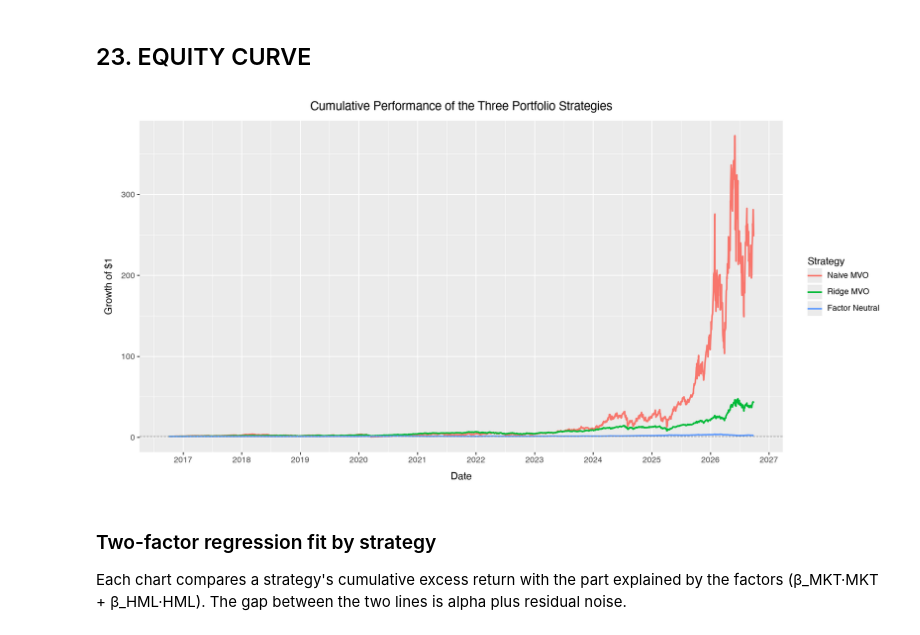
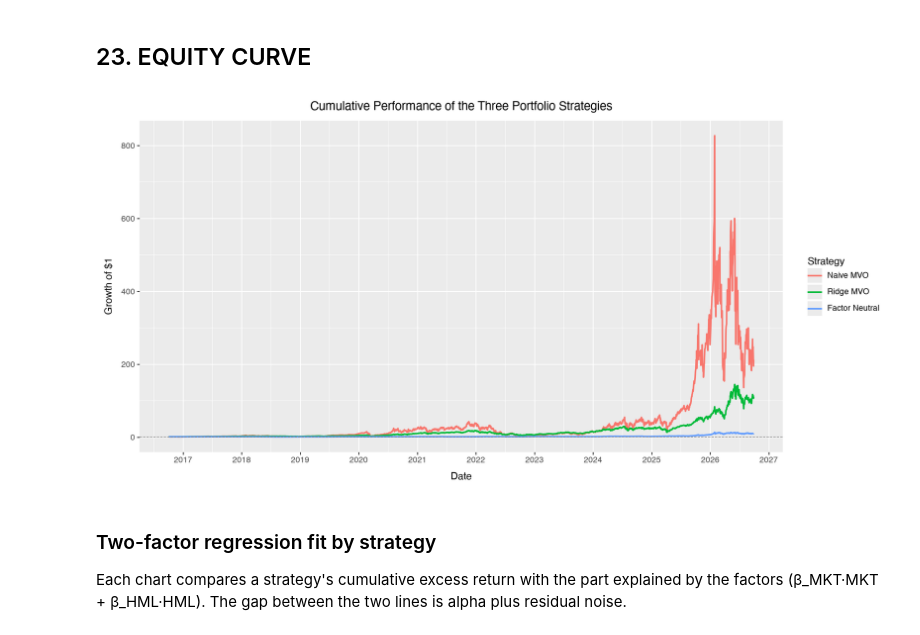
Before and after one commit to cyee02/MQF, a Jupyter notebook: QF600/Assignment 2 - Beta Neutral/Asset Pricing Week 5 assignment -2.ipynb, the cells around one changed output. Saved outputs shown, nothing was run; the diff lists cells and outputs as text; code cells hidden in the pictures.

```diff
--- a/QF600/Assignment 2 - Beta Neutral/Asset Pricing Week 5 assignment -2.ipynb
+++ b/QF600/Assignment 2 - Beta Neutral/Asset Pricing Week 5 assignment -2.ipynb
@@ -302,8 +312,10 @@ for ticker in tickers:
 # Remove rows where residuals are missing
 residuals = residuals.dropna()
 
-print("Regression alpha:")
-display(alpha.to_frame("Alpha").round(6))
+alpha_annual = alpha * trading_days
+
+print("Regression anualised alpha:")
+display(alpha_annual.to_frame("Alpha").round(6))
 
 print("\nFactor loading matrix B:")
 display(B.round(6))
@@ -361,6 +373,14 @@ D_daily = residuals.cov()
 # Annualise
 D = D_daily * trading_days
 
+# Keep only the idiosyncratic variances: the factor model assumes
+# residuals are uncorrelated across assets, so D is diagonal
+D = pd.DataFrame(
+    np.diag(np.diag(D)),
+    index=D.index,
+    columns=D.columns
+)
+
 print("Annualised residual covariance D:")
 display(D.round(6))
 # %% [output]
@@ -712,0 +602,19 @@ Ridge sensitivity results:
+# %%
+etas = [0.00, 0.001, 0.005, 0.01, 0.05, 0.10, 0.50, 1.00]
+ridge_results, ridge_weights = [], {}
+for eta in etas:
+    M = lam * Sigma_np + eta * np.eye(n)
+    w_before = np.linalg.solve(M, mu_np)
+    w_after = np.linalg.solve(M, mu_nudged)
+    change = w_after - w_before
+    ridge_weights[eta] = pd.Series(w_before, index=tickers)
+    ridge_results.append(
+        {
+            "eta": eta,
+            "weight_swing": np.linalg.norm(change),
+            "turnover": 0.5 * np.abs(change).sum(),
+            "gross_exposure": np.abs(w_before).sum(),
+        }
+    )
+ridge_results = pd.DataFrame(ridge_results)
+display(ridge_results.round(6))
@@ -927,43 +818,44 @@ Ex-ante tracking error:
 # %%
 # Daily portfolio returns, rebalanced to the Section 20 weights every day
 portfolio_returns = pd.DataFrame(index=R.index)
-
 for strategy in strategy_weights.columns:
+    w = strategy_weights[strategy]
     portfolio_returns[strategy] = (
-        R @ strategy_weights[strategy]
+        # add cash on the unused capital
+        R @ w + (1 - w.sum()) * rf_daily
     )
 
 # Cumulative growth of $1
 equity = (1 + portfolio_returns).cumprod()
 
 # Plot
 equity_long = (
     equity
     .rename_axis("Date")
     .reset_index()
     .melt(id_vars="Date", var_name="Strategy", value_name="Growth")
 )
 
 # Keep the original strategy order in the legend
 equity_long["Strategy"] = pd.Categorical(
     equity_long["Strategy"],
     categories=strategy_weights.columns
 )
 
 display(
     ggplot(equity_long, aes("Date", "Growth", color="Strategy"))
     + geom_line(size=1)
     + geom_hline(yintercept=1, color="gray", linetype="dashed", size=0.4)
     + scale_x_date(date_labels="%Y", date_breaks="1 year")
     + labs(
         title="Cumulative Performance of the Three Portfolio Strategies",
         x="Date",
         y="Growth of $1"
     )
     + theme(figure_size=(12, 6))
 )
 # %% [output]
-[figure, old version]
+[figure, new version]
 # %% [markdown]
 ### Two-factor regression fit by strategy
 
```
Also changed, not shown: parts of 27 cells of this notebook, 9 other files.
